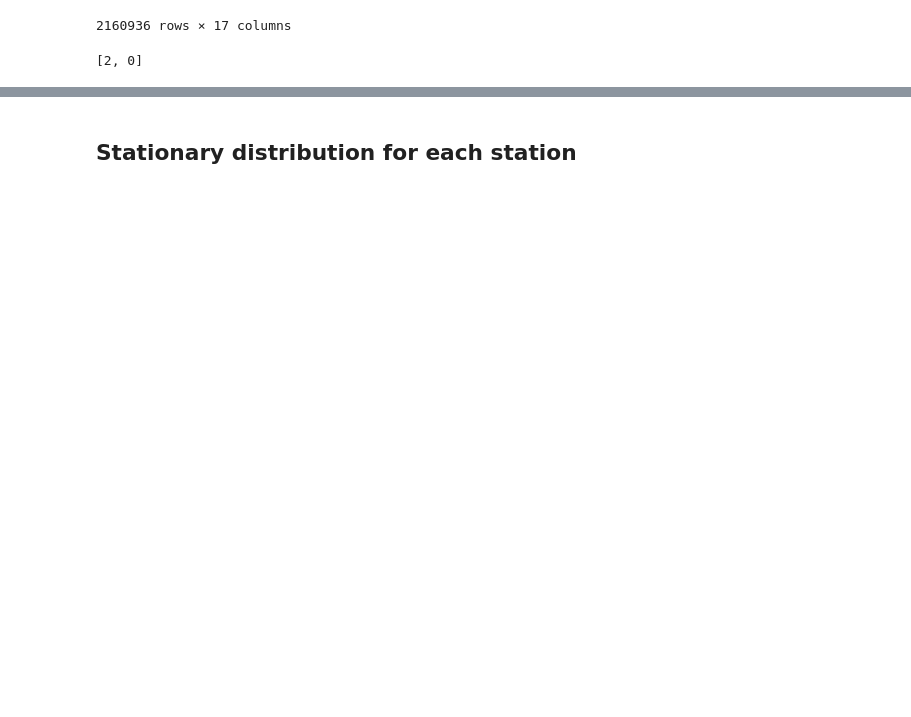
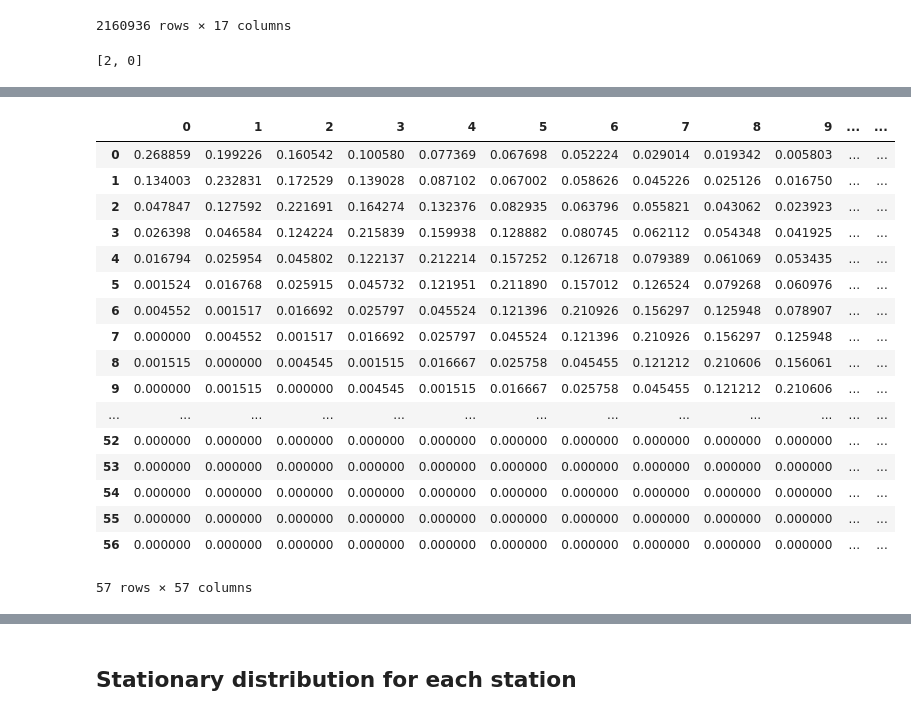
Before and after one commit to gracelang15/City-Bike-Data-Project, a Jupyter notebook: main-project.ipynb, the cells around one changed output, grey strips where cells are left out. Saved outputs shown, nothing was run; the diff lists cells and outputs as text; code cells hidden in the pictures; blank space fills up the shorter version.

```diff
--- a/main-project.ipynb
+++ b/main-project.ipynb
@@ -451,0 +446,21 @@ E17_p_night = create_probab_matrix(E17_freq_rates_night, 56)
+# %%
+pd.DataFrame(E17_p_morn)
+# %% [output]
+|  | 0 | 1 | 2 | 3 | 4 | 5 | 6 | 7 | 8 | 9 | ... | ... |
+| 0 | 0.268859 | 0.199226 | 0.160542 | 0.100580 | 0.077369 | 0.067698 | 0.052224 | 0.029014 | 0.019342 | 0.005803 | ... | ... |
+| 1 | 0.134003 | 0.232831 | 0.172529 | 0.139028 | 0.087102 | 0.067002 | 0.058626 | 0.045226 | 0.025126 | 0.016750 | ... | ... |
+| 2 | 0.047847 | 0.127592 | 0.221691 | 0.164274 | 0.132376 | 0.082935 | 0.063796 | 0.055821 | 0.043062 | 0.023923 | ... | ... |
+| 3 | 0.026398 | 0.046584 | 0.124224 | 0.215839 | 0.159938 | 0.128882 | 0.080745 | 0.062112 | 0.054348 | 0.041925 | ... | ... |
+| 4 | 0.016794 | 0.025954 | 0.045802 | 0.122137 | 0.212214 | 0.157252 | 0.126718 | 0.079389 | 0.061069 | 0.053435 | ... | ... |
+| 5 | 0.001524 | 0.016768 | 0.025915 | 0.045732 | 0.121951 | 0.211890 | 0.157012 | 0.126524 | 0.079268 | 0.060976 | ... | ... |
+| 6 | 0.004552 | 0.001517 | 0.016692 | 0.025797 | 0.045524 | 0.121396 | 0.210926 | 0.156297 | 0.125948 | 0.078907 | ... | ... |
+| 7 | 0.000000 | 0.004552 | 0.001517 | 0.016692 | 0.025797 | 0.045524 | 0.121396 | 0.210926 | 0.156297 | 0.125948 | ... | ... |
+| 8 | 0.001515 | 0.000000 | 0.004545 | 0.001515 | 0.016667 | 0.025758 | 0.045455 | 0.121212 | 0.210606 | 0.156061 | ... | ... |
+| 9 | 0.000000 | 0.001515 | 0.000000 | 0.004545 | 0.001515 | 0.016667 | 0.025758 | 0.045455 | 0.121212 | 0.210606 | ... | ... |
+| ... | ... | ... | ... | ... | ... | ... | ... | ... | ... | ... | ... | ... |
+| 52 | 0.000000 | 0.000000 | 0.000000 | 0.000000 | 0.000000 | 0.000000 | 0.000000 | 0.000000 | 0.000000 | 0.000000 | ... | ... |
+| 53 | 0.000000 | 0.000000 | 0.000000 | 0.000000 | 0.000000 | 0.000000 | 0.000000 | 0.000000 | 0.000000 | 0.000000 | ... | ... |
+| 54 | 0.000000 | 0.000000 | 0.000000 | 0.000000 | 0.000000 | 0.000000 | 0.000000 | 0.000000 | 0.000000 | 0.000000 | ... | ... |
+| 55 | 0.000000 | 0.000000 | 0.000000 | 0.000000 | 0.000000 | 0.000000 | 0.000000 | 0.000000 | 0.000000 | 0.000000 | ... | ... |
+| 56 | 0.000000 | 0.000000 | 0.000000 | 0.000000 | 0.000000 | 0.000000 | 0.000000 | 0.000000 | 0.000000 | 0.000000 | ... | ... |
+57 rows × 57 columns
```
Also changed, not shown: parts of 22 cells of this notebook.
